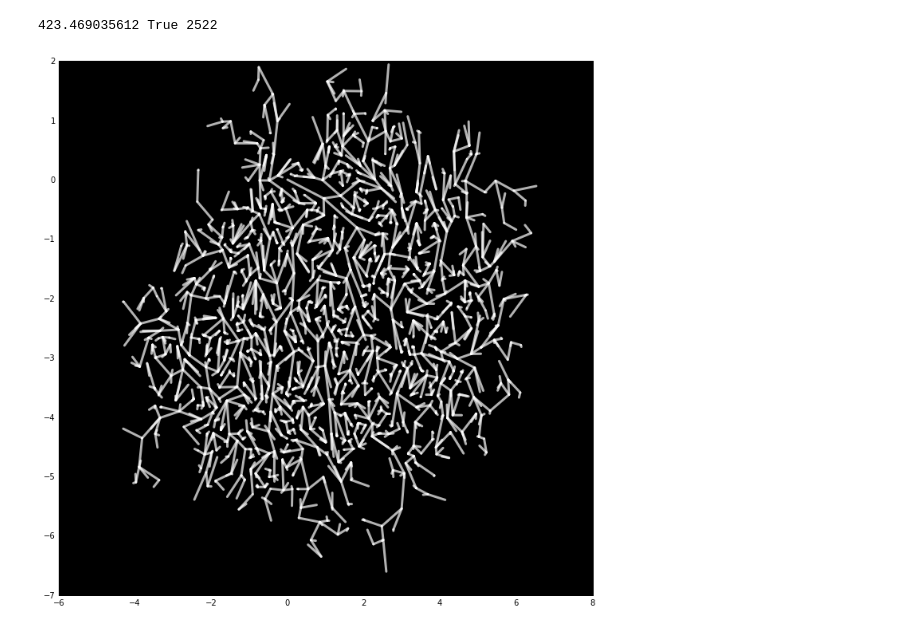
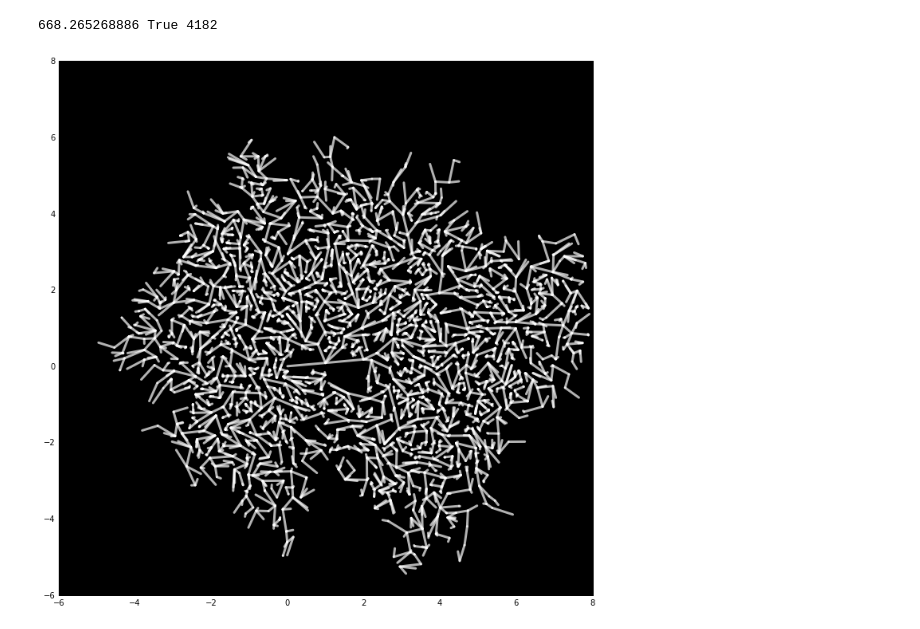
Before and after one commit to electrl/SPB, a Jupyter notebook: spb_branching_02.ipynb, the cells around one changed output. Drawn from its saved outputs; the diff is of its cells as text; code cells hidden in the pictures.

```diff
--- a/spb_branching_02.ipynb
+++ b/spb_branching_02.ipynb
@@ -3,7 +3,6 @@ import numpy as np
 import shapely.geometry as shg
 import matplotlib.pyplot as plt
 import copy as cp
-import scipy.spatial.distance as scd
 
 %matplotlib inline
 
@@ -27,7 +26,7 @@ def plot_tree(ax,ob):
 
 # no of iterations to run
 
-iterations = 200
+iterations = 300
 
 # max angle for expander node
 
@@ -48,6 +47,10 @@ min_dist = .1
 # maximal number of branches at given node
 
 branches = 4
+
+#branching fraction
+
+bfrac = 10
 
 # initialize list to store segments
 
@@ -250,7 +253,7 @@ for k in np.arange(iterations):
     # draw from existing      nodes to branch                       #
     #################################################################
 
-    nnodes = np.max([np.floor(node_idx/10.),1])
+    nnodes = np.max([np.floor(node_idx/bfrac),1])
 
     nodes = np.random.choice(np.arange(1,node_idx-1),size=nnodes,replace=False)
 
@@ -297,32 +300,32 @@ for k in np.arange(iterations):
 
                     hammerTime = False
 
                     chp[ node_idx ] = node
 
                     pang[node_idx] = ang
 
                     try:
                         pch[ node ] = pch[ node ] + (node_idx,)
                     except:
                         pch[ node ] = (node_idx,)
 
                 counter += 1
 
 
 
 tree = shg.MultiLineString(segments)
 
 print tree.length, tree.is_simple, len(segments)
 
 #plot
 
 fig = plt.figure(1,figsize=(12,12), dpi=200)
 
 ax = fig.add_subplot(111,axisbg='black')
 
 
 plot_tree(ax, tree)
 plt.draw()
 # %% [output]
-423.469035612 True 2522
+668.265268886 True 4182
-[figure, old version]
+[figure, new version]
```
